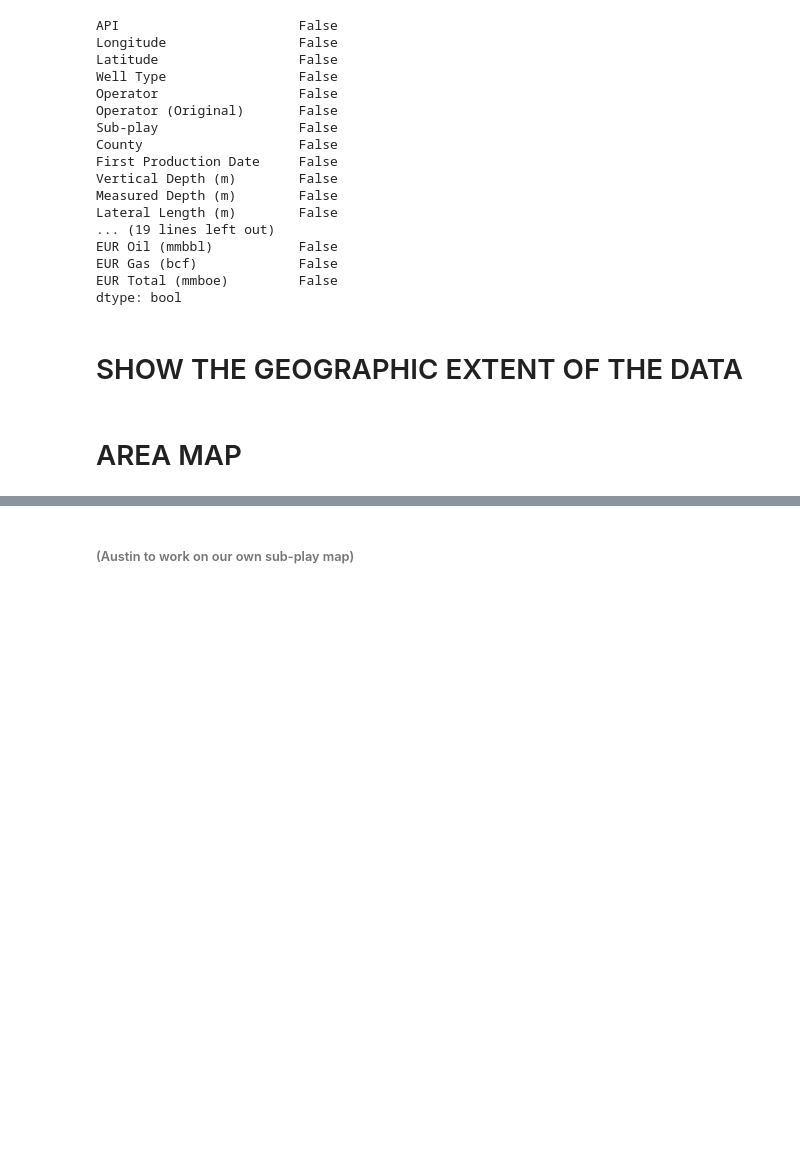
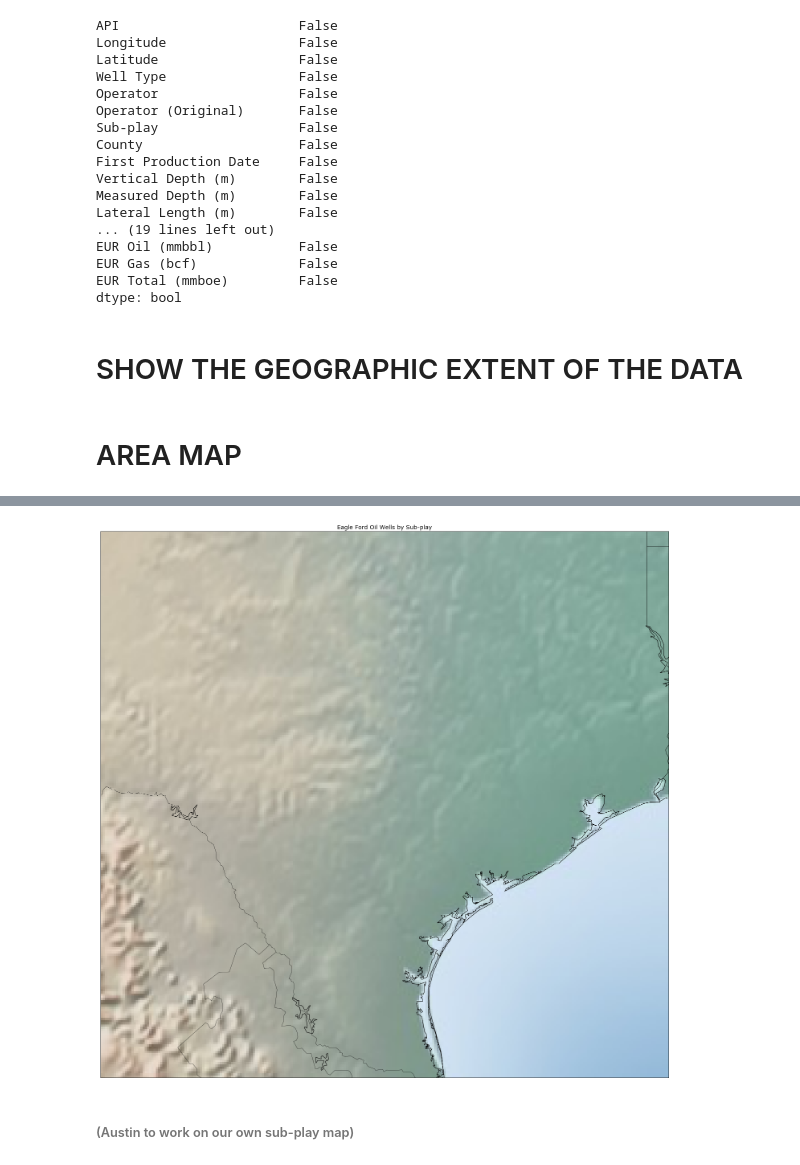
Before and after one commit to DaryaRudych/EagleFord-Oil-Project, a Jupyter notebook: Master.ipynb, the cells around one changed output, grey strips where cells are left out. Cells and saved outputs as stored; diff of their text form; code cells hidden in the pictures; blank space fills up the shorter version.

```diff
--- a/Master.ipynb
+++ b/Master.ipynb
@@ -212,0 +214,79 @@ NameError: name 'lats' is not defined
+# %%
+# CREATING A MAP TO VISUALIZE OIL WELLS BY SUB-PLAY
+
+#lat/Longs for extent
+lats = list(oil['Latitude'])
+lons = list(oil['Longitude'])
+subplays = oil['Sub-play'].unique()
+
+#Setting the parameters for the map
+font = {'family' : 'verdana',
+        'size'   : 12}
+matplotlib.rc('font', **font)
+
+# How much to zoom from coordinates (in degrees)
+zoom_scale = 2
+
+#Minimum marker size
+min_marker_size = 3
+
+# Setup the bounding box for the zoom and bounds of the map
+bbox = [np.min(lats)-zoom_scale,np.max(lats)+zoom_scale,\
+        np.min(lons)-zoom_scale,np.max(lons)+zoom_scale]
+
+#Setup the figure size and title
+fig, ax = plt.subplots(figsize=(30,25))
+plt.title("Eagle Ford Oil Wells by Sub-play")
+
+# Define the projection, scale, the corners of the map, and the resolution.
+m = Basemap(projection='merc',llcrnrlat=bbox[0],urcrnrlat=bbox[1],\
+            llcrnrlon=bbox[2],urcrnrlon=bbox[3],lat_ts=10,resolution='i')
+
+# Draw coastlines and fill continents and water with color
+m.drawcoastlines()
+m.drawstates()
+m.drawcountries()
+m.etopo()
+m.shadedrelief()
+
+#Size the markers according to the boe
+boeSz = list(oil['EUR Total (mmboe)'])
+
+#Get the lats and lons for oil wells to plot
+olats = list(oil['Latitude'])
+olons = list(oil['Longitude'])
+
+#Get the colors for each sub-play
+oSubPlay = list(oil['Sub-play'])
+idx = 0
+seen_first = {}
+
+for sp in oSubPlay:
+    if sp not in seen_first:
+        seen_first[sp] = "C"+str(idx) #this will assign an RGBA color to each sub-play
+        idx = idx + 1
+for i in range(len(oSubPlay)):
+    oSubPlayInt[i] = seen_first[oSubPlay[i]] # this will color each well according to the sub-play well belongs to
+
+#Plotting data onto the map
+for i in range(len(oSubPlay)):
+    x,y = m(float(olons[i]), float(olats[i]))
+    msize = boeSz[i]*min_marker_size
+    m.plot(x, y, marker = 'o', c=str(oSubPlayInt[i]), markersize=msize, alpha=0.5, latlon=False)
+
+
+#Creating a color legend
+legend_list = []
+handles_list = []
+for k in seen_first.keys():
+    legend_list.append(k)
+
+for i in range(len(legend_list)):
+    handles_list.append(mpatches.Patch(color=seen_first[legend_list[i]], label=legend_list[i]))
+
+plt.legend(handles=handles_list, title='SubPlays')
+
+# save the figure and show it
+plt.savefig('EagleFordSubPlays.png', format='png', dpi=96, transparent=True)
+plt.show()
+# %% [output]
@@ -213,3 +296,4 @@ NameError: name 'lats' is not defined
+[figure, added]
 # %% [markdown]
 ###### (Austin to work on our own sub-play map)
 # %% [markdown]
```
Also changed, not shown: parts of 5 cells of this notebook, 3 other files.
